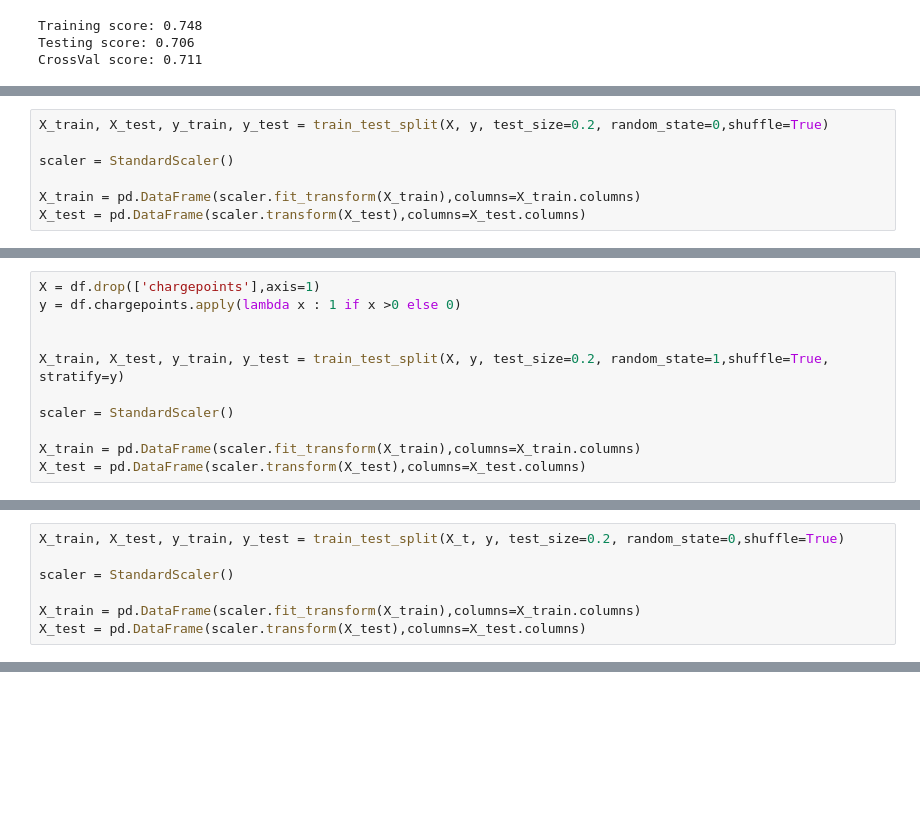
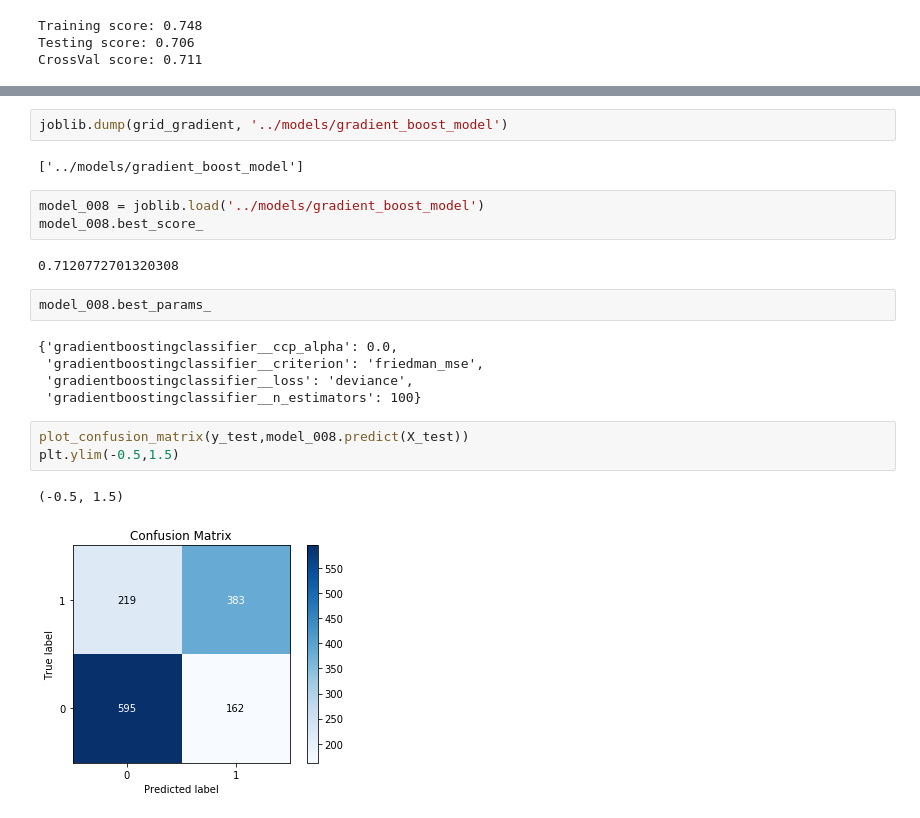
Before and after one commit to cdenbowjr/ev_chargepoint_prediction, a Jupyter notebook: notebooks/3.0-ced-modelling.ipynb, the cells around one changed output, grey strips where cells are left out. Cells and saved outputs as stored; diff of their text form; blank space fills up the shorter version.

```diff
--- a/notebooks/3.0-ced-modelling.ipynb
+++ b/notebooks/3.0-ced-modelling.ipynb
@@ -889,7 +885,0 @@ y = df.chargepoints
-# %%
-X_train, X_test, y_train, y_test = train_test_split(X, y, test_size=0.2, random_state=0,shuffle=True)
-
-scaler = StandardScaler()
-
-X_train = pd.DataFrame(scaler.fit_transform(X_train),columns=X_train.columns)
-X_test = pd.DataFrame(scaler.transform(X_test),columns=X_test.columns)
@@ -931,11 +885,0 @@ plt.plot([0,6],[0,6]);
-# %%
-X = df.drop(['chargepoints'],axis=1)
-y = df.chargepoints.apply(lambda x : 1 if x >0 else 0)
-
-
-X_train, X_test, y_train, y_test = train_test_split(X, y, test_size=0.2, random_state=1,shuffle=True, stratify=y)
-
-scaler = StandardScaler()
-
-X_train = pd.DataFrame(scaler.fit_transform(X_train),columns=X_train.columns)
-X_test = pd.DataFrame(scaler.transform(X_test),columns=X_test.columns)
@@ -1028,7 +885,0 @@ log_r = LogisticRegression()
-# %%
-X_train, X_test, y_train, y_test = train_test_split(X_t, y, test_size=0.2, random_state=0,shuffle=True)
-
-scaler = StandardScaler()
-
-X_train = pd.DataFrame(scaler.fit_transform(X_train),columns=X_train.columns)
-X_test = pd.DataFrame(scaler.transform(X_test),columns=X_test.columns)
@@ -1048,0 +929,22 @@ log_r.coef_
+# %%
+joblib.dump(grid_gradient, '../models/gradient_boost_model')
+# %% [output]
+['../models/gradient_boost_model']
+# %%
+model_008 = joblib.load('../models/gradient_boost_model')
+model_008.best_score_
+# %% [output]
+0.7120772701320308
+# %%
+model_008.best_params_
+# %% [output]
+{'gradientboostingclassifier__ccp_alpha': 0.0,
+ 'gradientboostingclassifier__criterion': 'friedman_mse',
+ 'gradientboostingclassifier__loss': 'deviance',
+ 'gradientboostingclassifier__n_estimators': 100}
+# %%
+plot_confusion_matrix(y_test,model_008.predict(X_test))
+plt.ylim(-0.5,1.5)
+# %% [output]
+(-0.5, 1.5)
+[figure, added]
```
Also changed, not shown: parts of 116 cells of this notebook, 8 other files.
